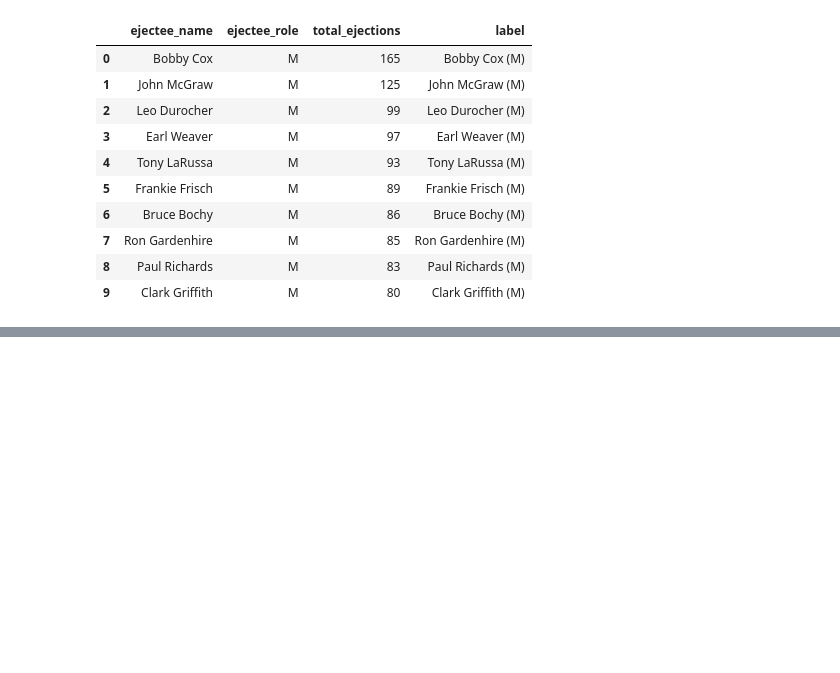
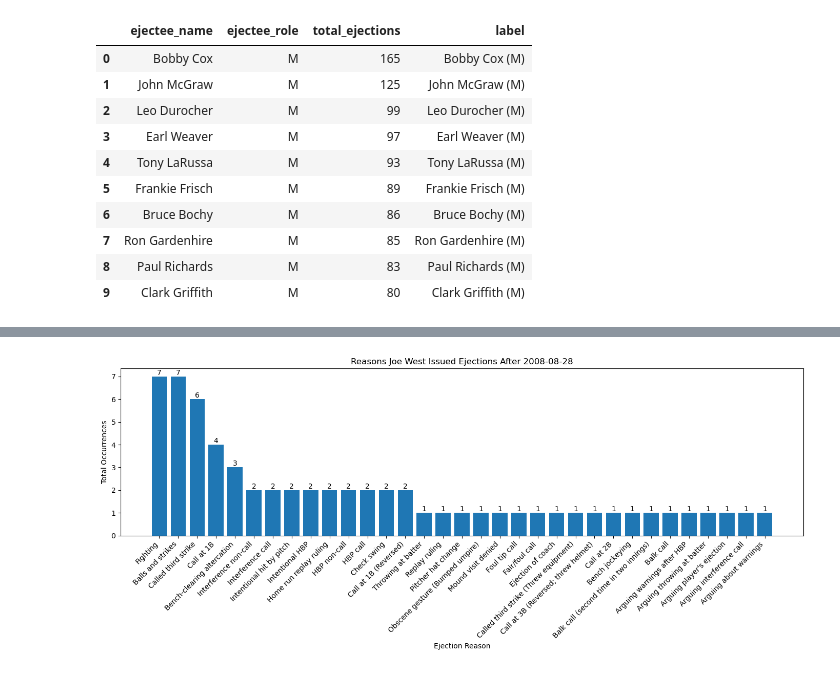
Before and after one commit to bayal0003/dsci510_fall2025_final_project, a Jupyter notebook: ejections_data.ipynb, the cells around one changed output, grey strips where cells are left out. Saved outputs shown, nothing was run; the diff lists cells and outputs as text; code cells hidden in the pictures; blank space fills up the shorter version.

```diff
--- a/ejections_data.ipynb
+++ b/ejections_data.ipynb
@@ -284,0 +508,23 @@ top_players
+# %%
+plt.figure(figsize=(14, 6))
+bars = plt.bar(west_reasons["reason"], west_reasons["total_count"])
+plt.xticks(rotation=45, ha="right")
+plt.xlabel("Ejection Reason")
+plt.ylabel("Total Occurrences")
+plt.title("Reasons Joe West Issued Ejections After 2008-08-28")
+plt.tight_layout()
+
+# Add number labels above bars
+for bar in bars:
+    height = bar.get_height()
+    plt.text(
+        bar.get_x() + bar.get_width() / 2,
+        height,
+        str(height),
+        ha="center",
+        va="bottom"
+    )
+
+plt.show()
+# %% [output]
+[figure, added]
```
Also changed, not shown: parts of 10 cells of this notebook, 4 other files.
